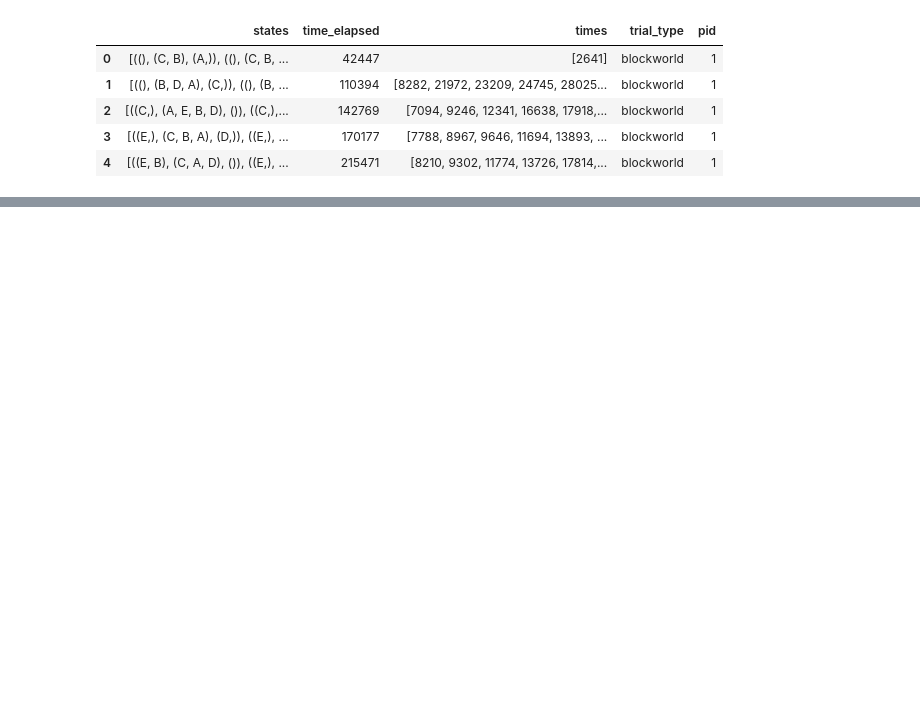
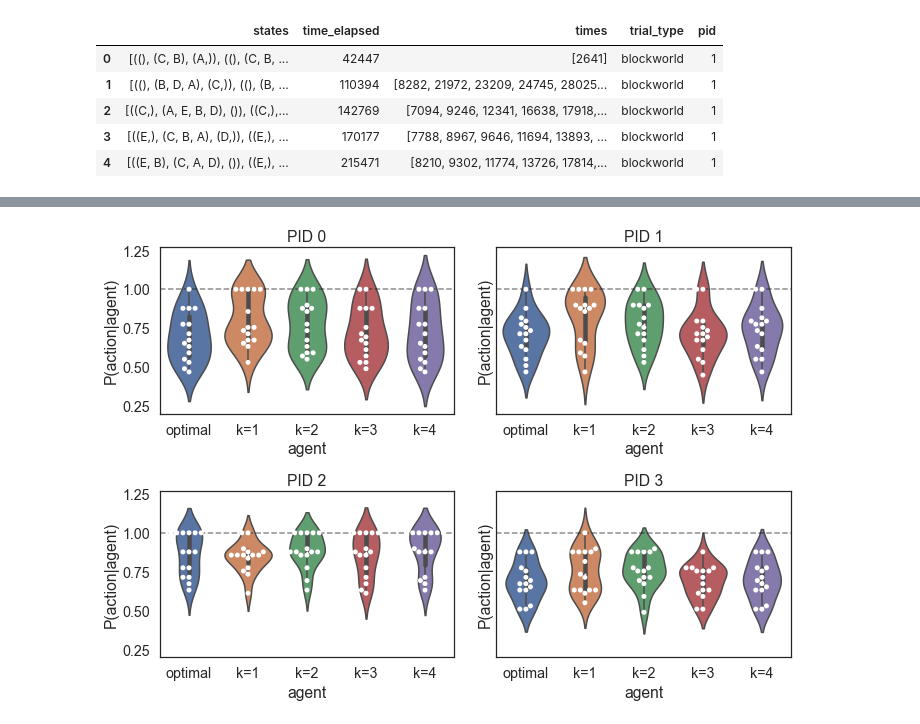
Before and after one commit to fredcallaway/multigoals, a Jupyter notebook: analysis/main.ipynb, the cells around one changed output, grey strips where cells are left out. Drawn from its saved outputs; the diff is of its cells as text; code cells hidden in the pictures; blank space fills up the shorter version.

```diff
--- a/analysis/main.ipynb
+++ b/analysis/main.ipynb
@@ -33,0 +349,24 @@ df.head()
+# %%
+# HACK verify that there's more than one action in some cases... !!!!
+# HACK verify that there's more than one action in some cases... !!!!
+# HACK verify that there's more than one action in some cases... !!!!
+# HACK verify that there's more than one action in some cases... !!!!
+
+agents = [
+    ('optimal', lambda s: get_actions(s)),
+    ('k=1', lambda s: get_actions(s, k=1)),
+    ('k=2', lambda s: get_actions(s, k=2)),
+    ('k=3', lambda s: get_actions(s, k=3)),
+    ('k=4', lambda s: get_actions(s, k=4)),
+]
+
+p_err = np.zeros((len(unique_problems_5block), len(df.pid.unique()), len(agents)))
+
+for problem_idx, initial in enumerate(tqdm(unique_problems_5block)):
+    filt = df[df.states.apply(lambda s: s[0] == initial)]
+    for _, row in tqdm(list(filt.iterrows()), leave=False):
+        p_actions = probability_of_actions(row, agents)
+        rand_p = np.array([1/len(problem.actions(s)) for s in row.states[:-1]])
+        for agent_idx in range(len(agents)):
+            model_p = p_actions[:, agent_idx]
+            p_err[problem_idx, row.pid, agent_idx] = fit_p_err(model_p, rand_p, debug=False)
@@ -33,0 +387,19 @@ df.head()
+# %%
+f, axes = plt.subplots(2, 2, figsize=(10, 7), sharey=True)
+
+for ax, pid in zip(axes.flat, range(df.pid.max()+1)):
+    p_err_df = pd.DataFrame([
+        dict(pid=pid, agent=agents[agent_idx][0], p_err=1-p_err[problem_idx, pid, agent_idx])
+        for problem_idx, agent_idx in np.ndindex(*p_err[:, pid, :].shape)
+    ])
+
+    sns.violinplot(x='agent', y='p_err', data=p_err_df, ax=ax)
+    sns.swarmplot(x='agent', y='p_err', data=p_err_df, color='white', ax=ax)
+    ax.axhline(1, ls='--', color='k', alpha=0.5)
+
+    ax.set_ylabel('P(action|agent)')
+    #ax.set_xlabel('Agent')
+    ax.set_title(f'PID {pid}')
+plt.tight_layout()
+# %% [output]
+[figure, added]
```
Also changed, not shown: parts of 14 cells of this notebook, 2 other files.
